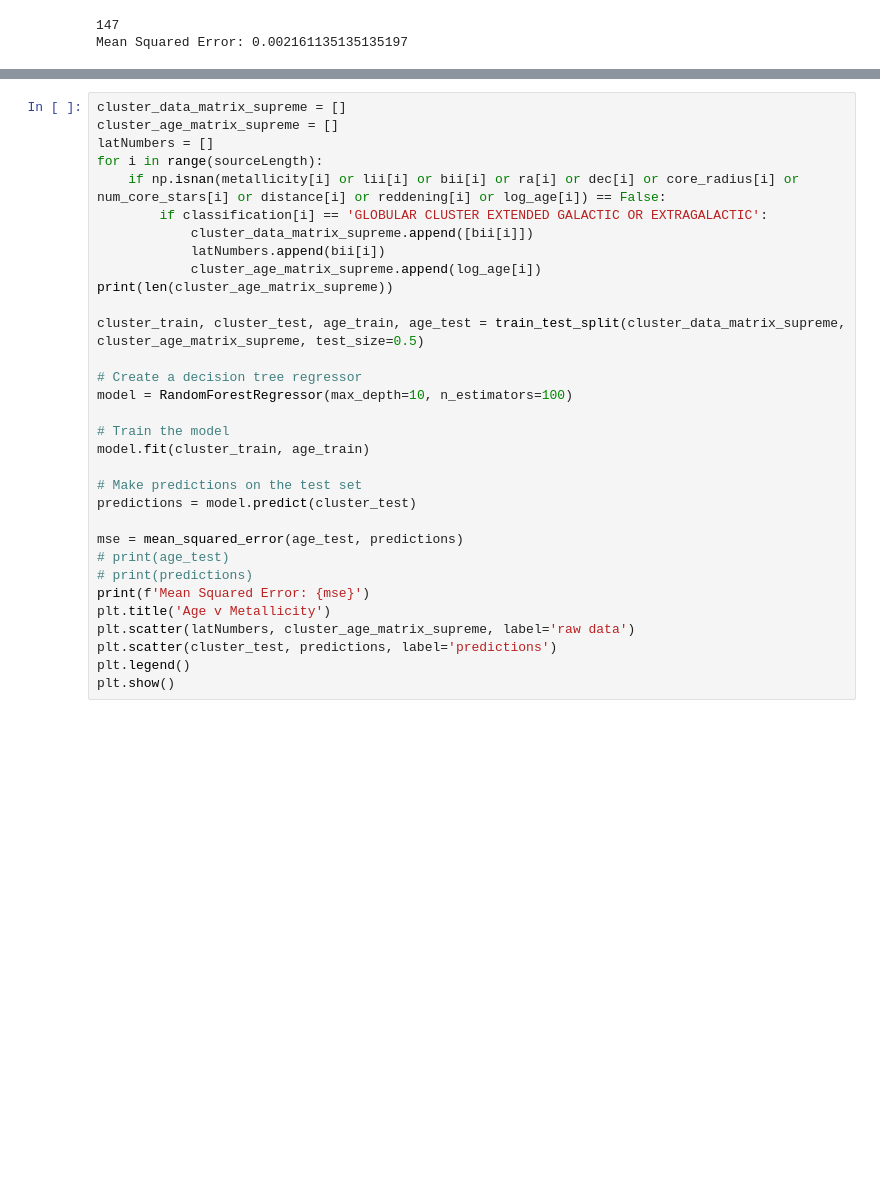
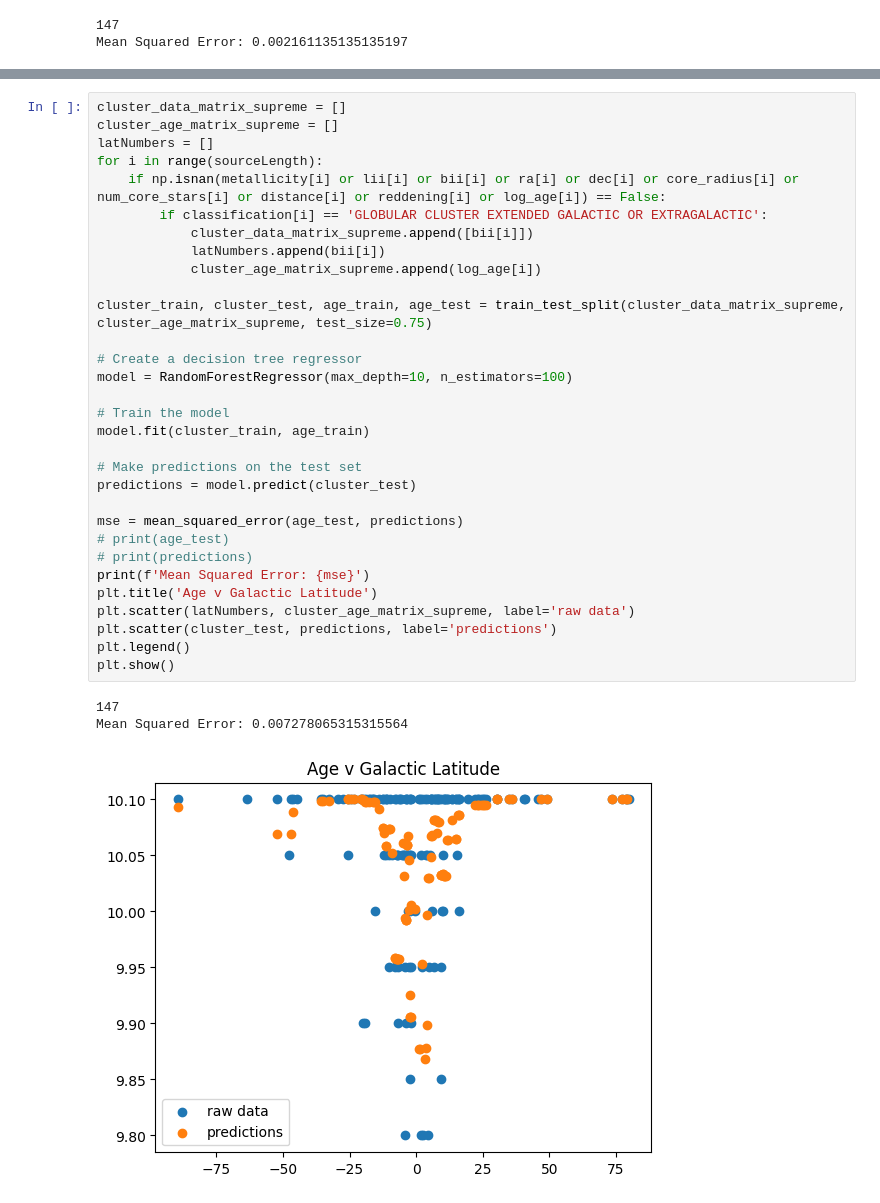
Before and after one commit to dschlekat/ml-clusters, a Jupyter notebook: ASTR519Project/TurboProject.ipynb, the cells around one changed output, grey strips where cells are left out. Drawn from its saved outputs; the diff is of its cells as text; blank space fills up the shorter version.

```diff
--- a/ASTR519Project/TurboProject.ipynb
+++ b/ASTR519Project/TurboProject.ipynb
@@ -426,32 +428,35 @@ Mean Squared Error: 0.0034560838726175004
 # %%
 cluster_data_matrix_supreme = []
 cluster_age_matrix_supreme = []
 latNumbers = []
 for i in range(sourceLength):
     if np.isnan(metallicity[i] or lii[i] or bii[i] or ra[i] or dec[i] or core_radius[i] or num_core_stars[i] or distance[i] or reddening[i] or log_age[i]) == False:
         if classification[i] == 'GLOBULAR CLUSTER EXTENDED GALACTIC OR EXTRAGALACTIC':
             cluster_data_matrix_supreme.append([bii[i]])
             latNumbers.append(bii[i])
             cluster_age_matrix_supreme.append(log_age[i])
-print(len(cluster_age_matrix_supreme))
 
-cluster_train, cluster_test, age_train, age_test = train_test_split(cluster_data_matrix_supreme, cluster_age_matrix_supreme, test_size=0.5)
+cluster_train, cluster_test, age_train, age_test = train_test_split(cluster_data_matrix_supreme, cluster_age_matrix_supreme, test_size=0.75)
 
 # Create a decision tree regressor
 model = RandomForestRegressor(max_depth=10, n_estimators=100)
 
 # Train the model
 model.fit(cluster_train, age_train)
 
 # Make predictions on the test set
 predictions = model.predict(cluster_test)
 
 mse = mean_squared_error(age_test, predictions)
 # print(age_test)
 # print(predictions)
 print(f'Mean Squared Error: {mse}')
-plt.title('Age v Metallicity')
+plt.title('Age v Galactic Latitude')
 plt.scatter(latNumbers, cluster_age_matrix_supreme, label='raw data')
 plt.scatter(cluster_test, predictions, label='predictions')
 plt.legend()
 plt.show()
+# %% [output]
+147
+Mean Squared Error: 0.007278065315315564
+[figure, added]
```
Also changed, not shown: parts of 3 cells of this notebook.
